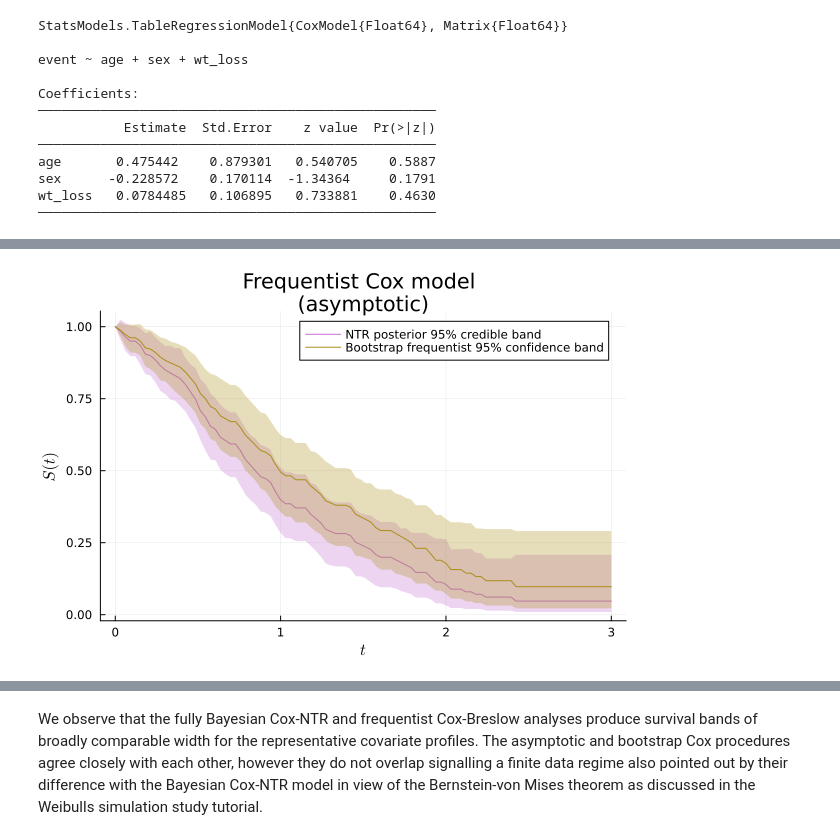
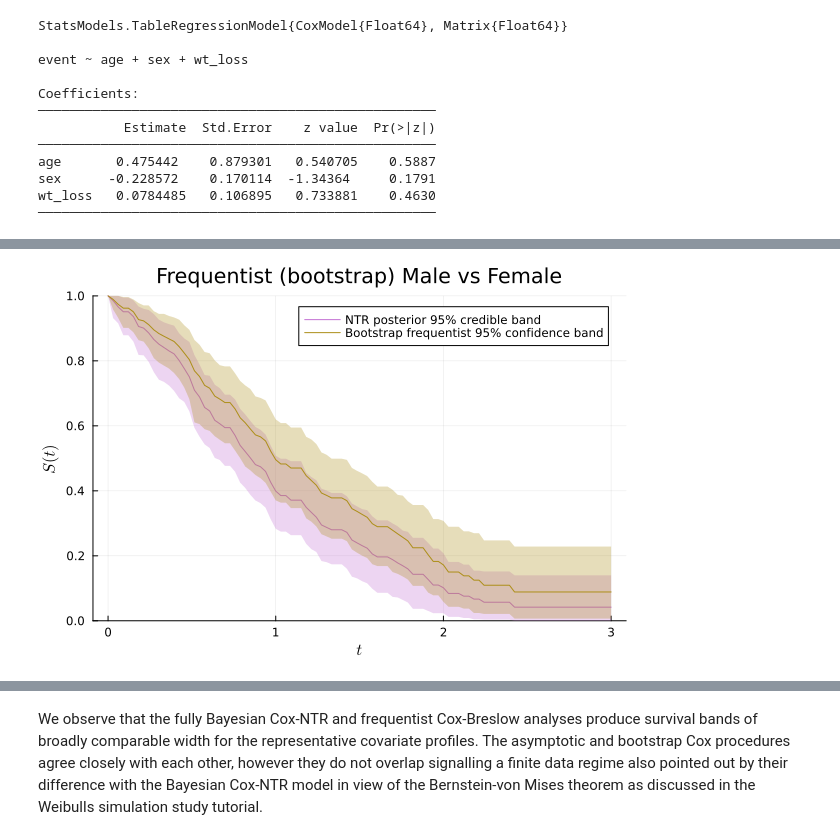
Before and after one commit to alan7riva/NTRsurv.jl, a Jupyter notebook: examples/Cox_NTR_UQ.ipynb, the cells around one changed output, grey strips where cells are left out. Cells and saved outputs as stored; diff of their text form; code cells hidden in the pictures.

```diff
--- a/examples/Cox_NTR_UQ.ipynb
+++ b/examples/Cox_NTR_UQ.ipynb
@@ -81,8 +93,8 @@ prior_plot = plot(t, prior_band_m,  ribbon = (prior_band_m .- prior_band_d, prio
 # %%
 # Create covariate array.
 z_keys = [:age,:sex,:wt_loss]
-Z = [ [ lung[j,i] for i in z_keys] for j in 1:nrow(lung)]
-first(Z,7)
+lung_Z = [ [ lung[j,i] for i in z_keys] for j in 1:nrow(lung)]
+first(lung_Z,7)
 # %% [output]
 7-element Vector{Vector{Float64}}:
  [0.68, 1.0, 0.5079365079365079]
@@ -94,12 +106,12 @@ first(Z,7)
  [0.71, 2.0, -0.38095238095238093]
 # %%
 # Median quantities for later assesment of fits
-med_age = median([v[1] for v in Z])
-med_age_m = median([v[1] for v in Z[lung.sex .== 1.0] ])
-med_age_f = median([v[1] for v in Z[lung.sex .== 2.0] ])
-med_wt_loss_m = median([v[3] for v in Z[lung.sex .== 1.0] ])
-med_wt_loss_f = median([v[3] for v in Z[lung.sex .== 2.0] ]);
+med_age = median([v[1] for v in lung_Z])
+med_age_m = median([v[1] for v in lung_Z[lung.sex .== 1.0] ])
+med_age_f = median([v[1] for v in lung_Z[lung.sex .== 2.0] ])
+med_wt_loss_m = median([v[3] for v in lung_Z[lung.sex .== 1.0] ])
+med_wt_loss_f = median([v[3] for v in lung_Z[lung.sex .== 2.0] ]);
 # %%
 # Data struct for NTR modelling
-dataregre = RegressionSurvivalData( T, δ, Z)
+lung_dataregre = RegressionSurvivalData( lung_T, lung_δ, lung_Z)
 # %% [output]
@@ -186,7 +248,7 @@ We observe that there is uncertainty in the regression coefficients as the plug-
 Now we compare with frequentist uncertainty quantification.
 # %%
 # DataFrame for frequentist Cox fits with Survival.jl
-df = DataFrame( time = dataregre.Tr, status = dataregre.δr, age = [ z[1] for z in Z ], sex = [ z[2] for z in Z ], wt_loss = [ z[3] for z in Z ]  )
+df = DataFrame( time = lung_dataregre.Tr, status = lung_dataregre.δr, age = [ z[1] for z in lung_Z ], sex = [ z[2] for z in lung_Z ], wt_loss = [ z[3] for z in lung_Z ]  )
 first(df,7)
 # %% [output]
 7×5 DataFrame
@@ -265,6 +336,6 @@ plot!(t, fullyBayesNTR_bands[2][2],  ribbon = ( fullyBayesNTR_bands[2][2] .- ful
 # %%
-# Plot comparisson of male and female median covariate survival fits with frequentist Cox model (Breslow estimators) \nand asymptotic distribution uncertianty quantification
-plot(t, freq_bands[1][2],  ribbon = ( freq_bands[1][2] .- freq_bands[1][1], freq_bands[1][3] .- freq_bands[1][2]), c=4, xlabel="\$t\$", ylabel="\$S(t)\$", fillalpha=0.3, title="Frequentist Cox model \n(asymptotic)", label="NTR posterior 95% credible band",size=(600,400))
-plot!(t, freq_bands[2][2],  ribbon = ( freq_bands[2][2] .- freq_bands[2][1], freq_bands[2][3] .- freq_bands[2][2]), c=5, fillalpha=0.3,  label="Bootstrap frequentist 95% confidence band")
+# Plot comparisson of male and female median covariate survival fits with frequentist Cox model (Breslow estimators) \nand bootstrap uncertianty quantification
+plot( boot_bands[1], c=4, xlabel="\$t\$", ylabel="\$S(t)\$", fillalpha=0.3,label="NTR posterior 95% credible band",size=(600,400))
+plot!( boot_bands[2], c=5, fillalpha=0.3,  label="Bootstrap frequentist 95% confidence band", title="Frequentist (bootstrap) Male vs Female")
 # %% [output]
-[figure, old version]
+[figure, new version]
```
Also changed, not shown: parts of 41 cells of this notebook, 12 other files.
